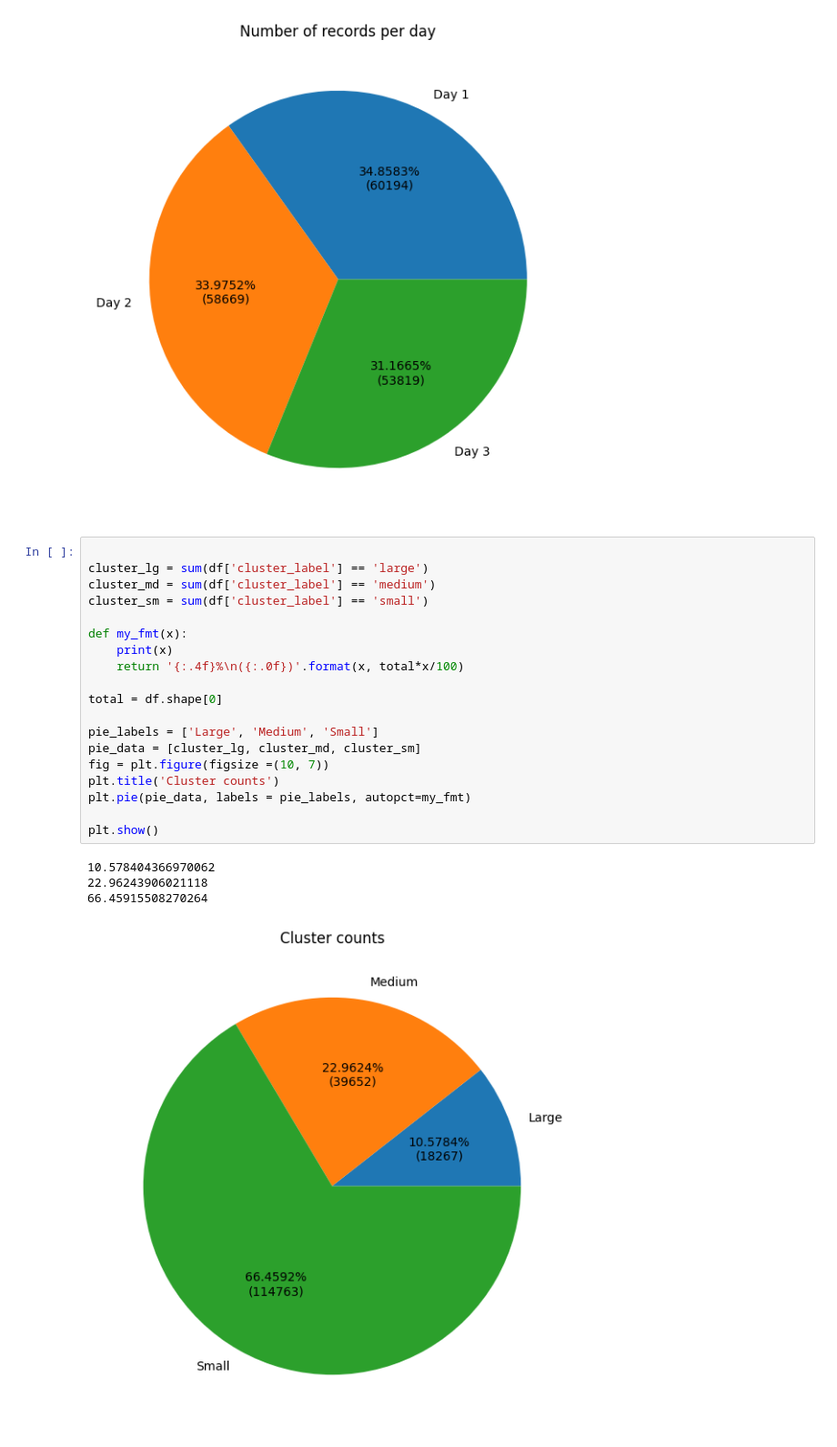
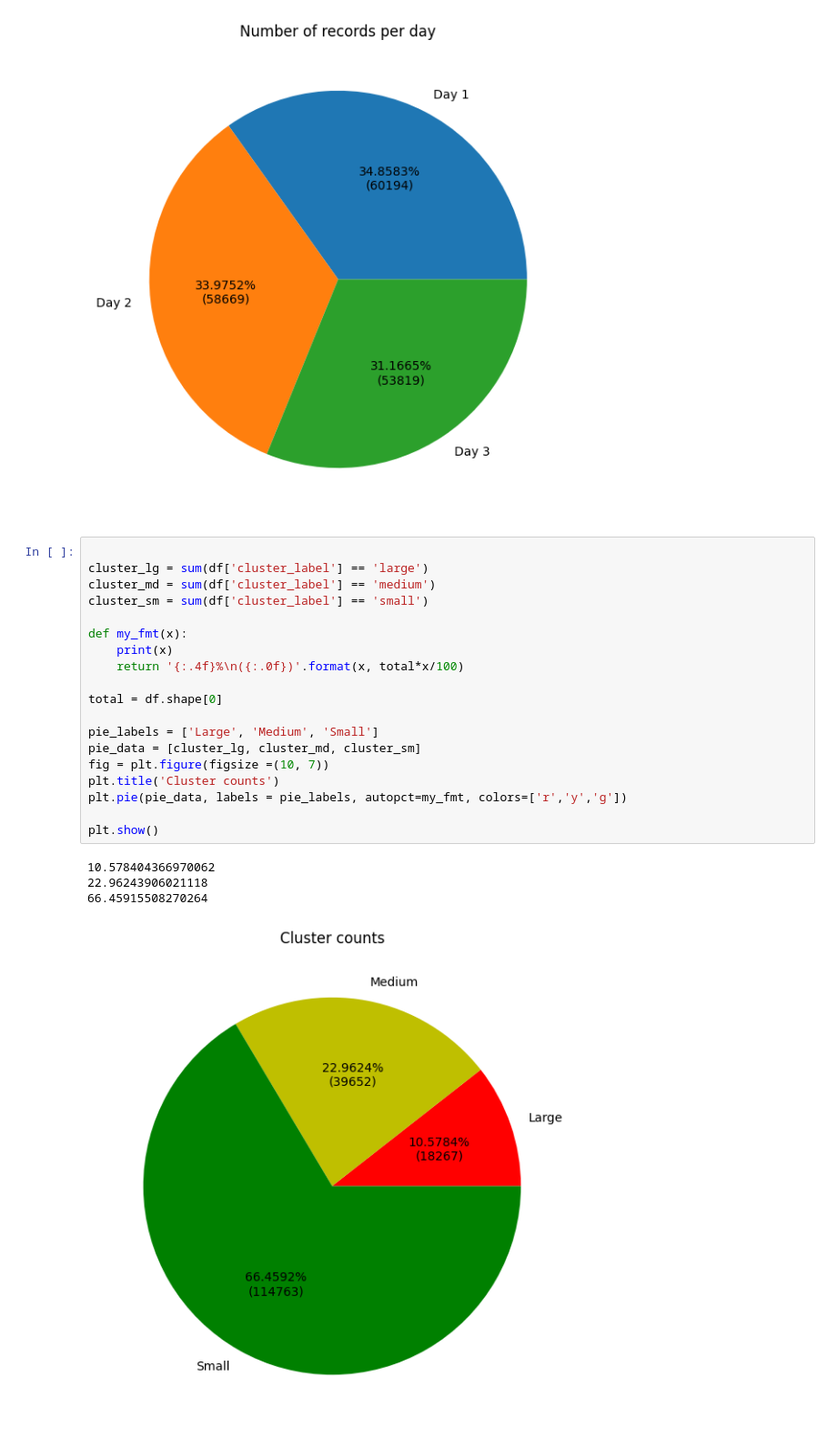
Before and after one commit to mechevarria/ais-orbital, a Jupyter notebook: notebook.ipynb, the cells around one changed output. Shown at 91% size. Drawn from its saved outputs; the diff is of its cells as text.

Commit message:
update colors to have more contrast

```diff
--- a/notebook.ipynb
+++ b/notebook.ipynb
@@ -239,24 +239,24 @@ plt.show()
 # %%
 
 cluster_lg = sum(df['cluster_label'] == 'large')
 cluster_md = sum(df['cluster_label'] == 'medium')
 cluster_sm = sum(df['cluster_label'] == 'small')
 
 def my_fmt(x):
     print(x)
     return '{:.4f}%\n({:.0f})'.format(x, total*x/100)
 
 total = df.shape[0]
 
 pie_labels = ['Large', 'Medium', 'Small']
 pie_data = [cluster_lg, cluster_md, cluster_sm]
 fig = plt.figure(figsize =(10, 7))
 plt.title('Cluster counts')
-plt.pie(pie_data, labels = pie_labels, autopct=my_fmt)
+plt.pie(pie_data, labels = pie_labels, autopct=my_fmt, colors=['r','y','g'])
 
 plt.show()
 # %% [output]
 10.578404366970062
 22.96243906021118
 66.45915508270264
-[figure, old version]
+[figure, new version]
```
Also changed, not shown: parts of 1 cell of this notebook.
